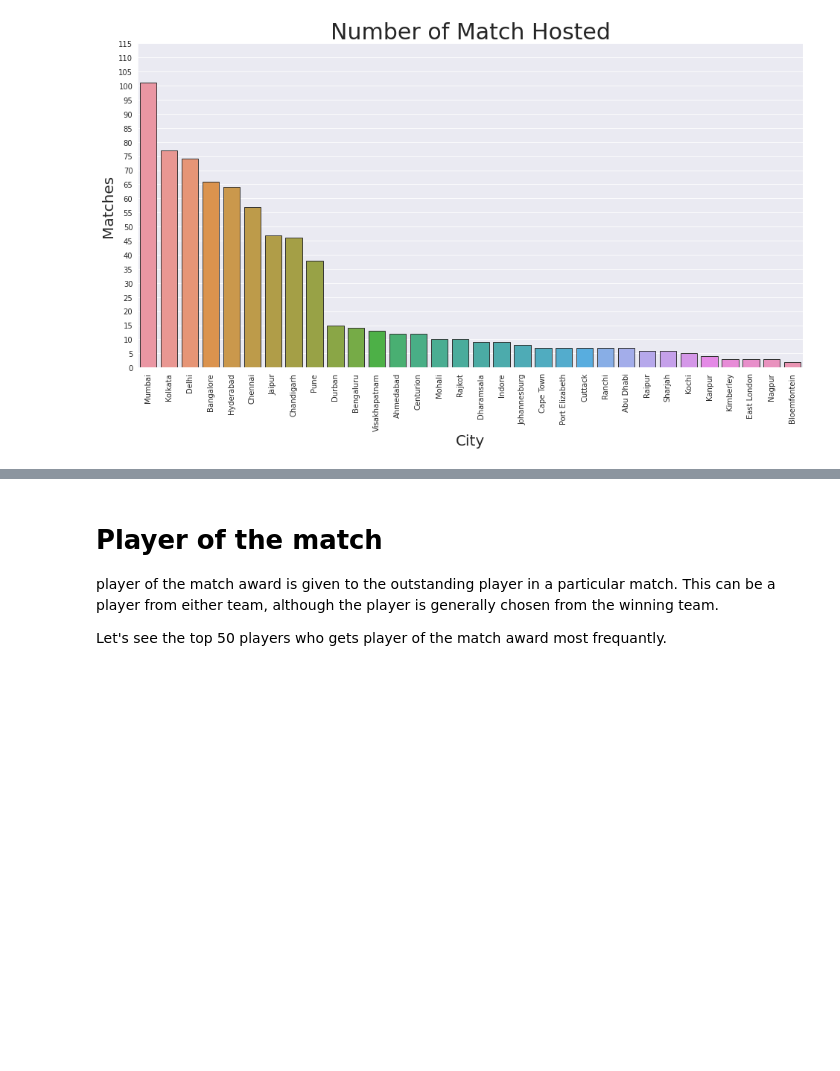
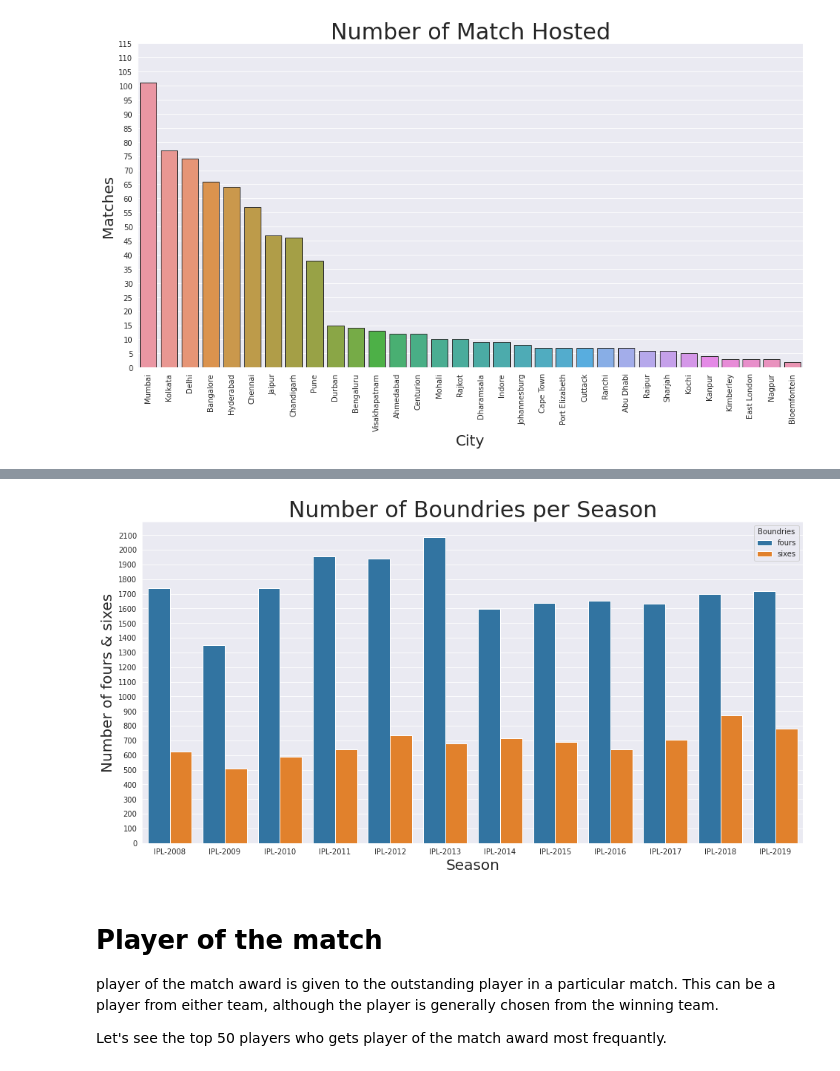
Before and after one commit to Pradip240/IPL-T20-Cricket-Analysis, a Jupyter notebook: Pradip_IPL_T20_Cricket_Analysis_Capstone_Project.ipynb, the cells around one changed output, grey strips where cells are left out. Saved outputs shown, nothing was run; the diff lists cells and outputs as text; code cells hidden in the pictures; blank space fills up the shorter version.

```diff
--- a/Pradip_IPL_T20_Cricket_Analysis_Capstone_Project.ipynb
+++ b/Pradip_IPL_T20_Cricket_Analysis_Capstone_Project.ipynb
@@ -114,3 +199,20 @@ for tick in axes.yaxis.get_major_ticks():
+# %%
+# plot the graph
+fig, axes = plt.subplots(figsize=(16,8))
+sns.set_style("darkgrid")
+seasons_df = pd.melt(seasons_df, id_vars='Season', var_name='Boundries', value_name='Number of fours & sixes')
+sns.barplot(x='Season', y='Number of fours & sixes', hue='Boundries', data=seasons_df, ax=axes)
+
+axes.set_yticks(range(0,2200,100))
+axes.set_xlabel('Season', size=20)
+axes.set_ylabel('Number of fours & sixes', size=20)
+axes.set_title('Number of Boundries per Season', size=30)
+for tick in axes.xaxis.get_major_ticks():
+    tick.label.set_fontsize(10)
+for tick in axes.yaxis.get_major_ticks():
+    tick.label.set_fontsize(10)
+# %% [output]
+[figure, added]
 # %% [markdown]
 # Player of the match
 
```
Also changed, not shown: parts of 19 cells of this notebook.
